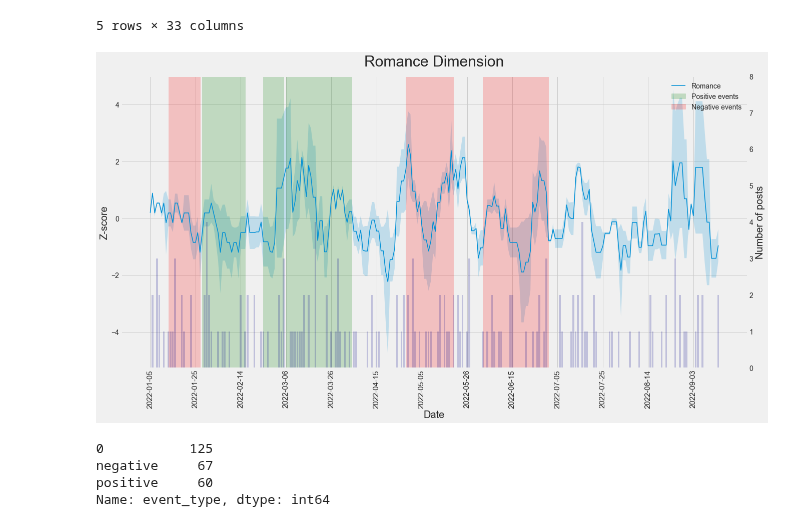
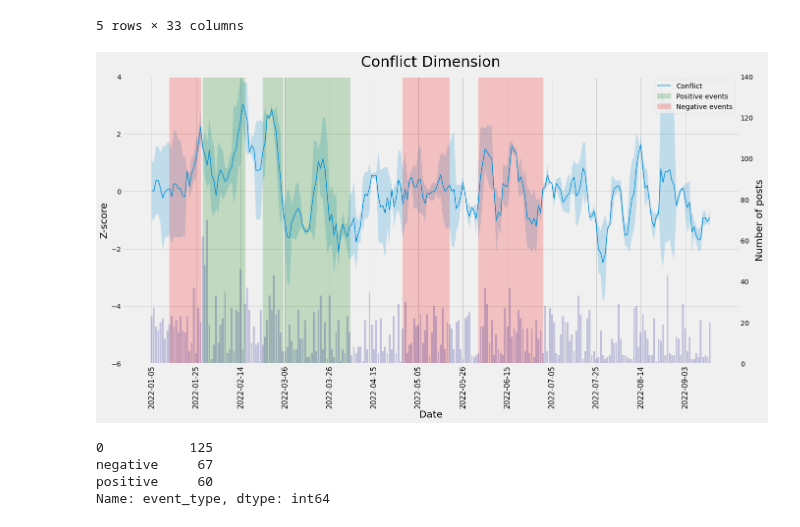
Before and after one commit to DueViktor/WildDataExam, a Jupyter notebook: gustav_blah.ipynb, the cells around one changed output. Drawn from its saved outputs; the diff is of its cells as text; code cells hidden in the pictures.

Commit message:
Fixed dimension plots

```diff
--- a/gustav_blah.ipynb
+++ b/gustav_blah.ipynb
@@ -277,6 +277,8 @@ def plot_dim(dim):
     plt.xticks(rotation=90)
     # Make x-axis ticks every 20 days
     plt.xticks(np.arange(0, len(dataset['date']), 20), size = 15)
+    # Make yaxis limits
+    plt.ylim(-6,4)
 
     # Visualize event id 1, 2 and 3 as x-span
     for event_id in [1,2,3]:
@@ -301,35 +303,37 @@ def plot_dim(dim):
             plt.axvspan(min_date, max_date, color='red', alpha=0.2, label = "Negative events")
         else:
             # Plot the x-span
             plt.axvspan(min_date, max_date, color='red', alpha=0.2)
 
     # Create legend with positve and negative events
     plt.legend()
 
     # Make x and y axis labels
     plt.xlabel("Date", fontsize=20)
     plt.ylabel("Z-score", fontsize=20)
 
     # Add second y-axis for number of posts as bar chart
     plt.twinx()
     plt.bar(dataset['date'], dataset[dim+'_n_posts'], alpha=0.2, label = "Number of posts", color='darkblue')
     plt.ylabel("Number of posts", fontsize=20)
     # Make y-axis twice as big as the other
     plt.gca().set_ylim(bottom=0, top=dataset[dim+'_n_posts'].max()*2)
     # Remove gridlines of second y-axis
     plt.grid(False)
     # Move ticks so they align with the other y-axis
     plt.gca().yaxis.set_ticks_position('right')
 
     # Create title with dim and bigger font with more distance to the x-axis
     plt.title(dim[0].upper() + dim[1:] + " Dimension", fontsize=30, pad=20)
+    plt.tight_layout()
     plt.show()
+
     # Save figure
     #plt.savefig('viz/dimension_plots/z_score_'+dim+'.png')
 
-plot_dim('romance')
+plot_dim('conflict')
 # %% [output]
-[figure, old version]
+[figure, new version]
 # %%
 dataset.event_type.value_counts()
 # %% [output]
```
Also changed, not shown: 11 other files.
